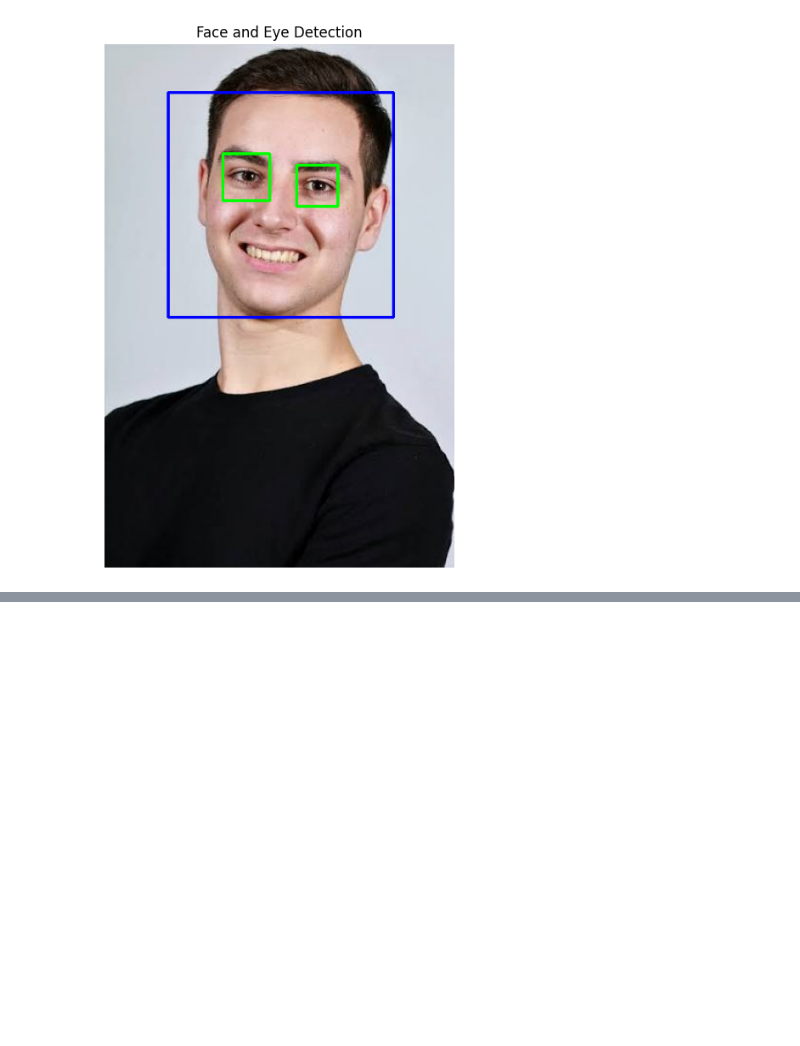
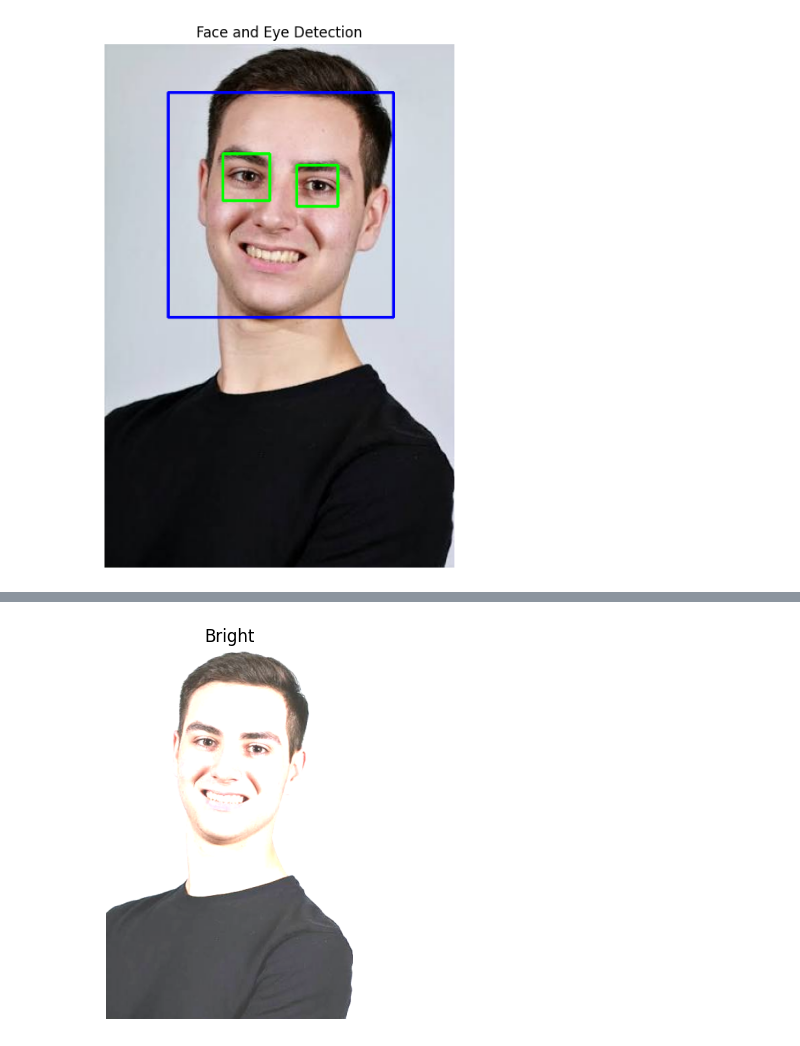
Before and after one commit to GayatriVidhate23/Machine--Vision-Practical, a Jupyter notebook: MV_PRA_05.ipynb, the cells around one changed output, grey strips where cells are left out. Cells and saved outputs as stored; diff of their text form; code cells hidden in the pictures; blank space fills up the shorter version.

```diff
--- a/MV_PRA_05.ipynb
+++ b/MV_PRA_05.ipynb
@@ -82,0 +147,11 @@ plt.show()
+# %%
+bright = cv2.convertScaleAbs(image,
+                             alpha=1.3,
+                             beta=60)
+
+plt.imshow(cv2.cvtColor(bright,cv2.COLOR_BGR2RGB))
+plt.title("Bright")
+plt.axis("off")
+plt.show()
+# %% [output]
+[figure, added]
```
Also changed, not shown: parts of 10 cells of this notebook.
